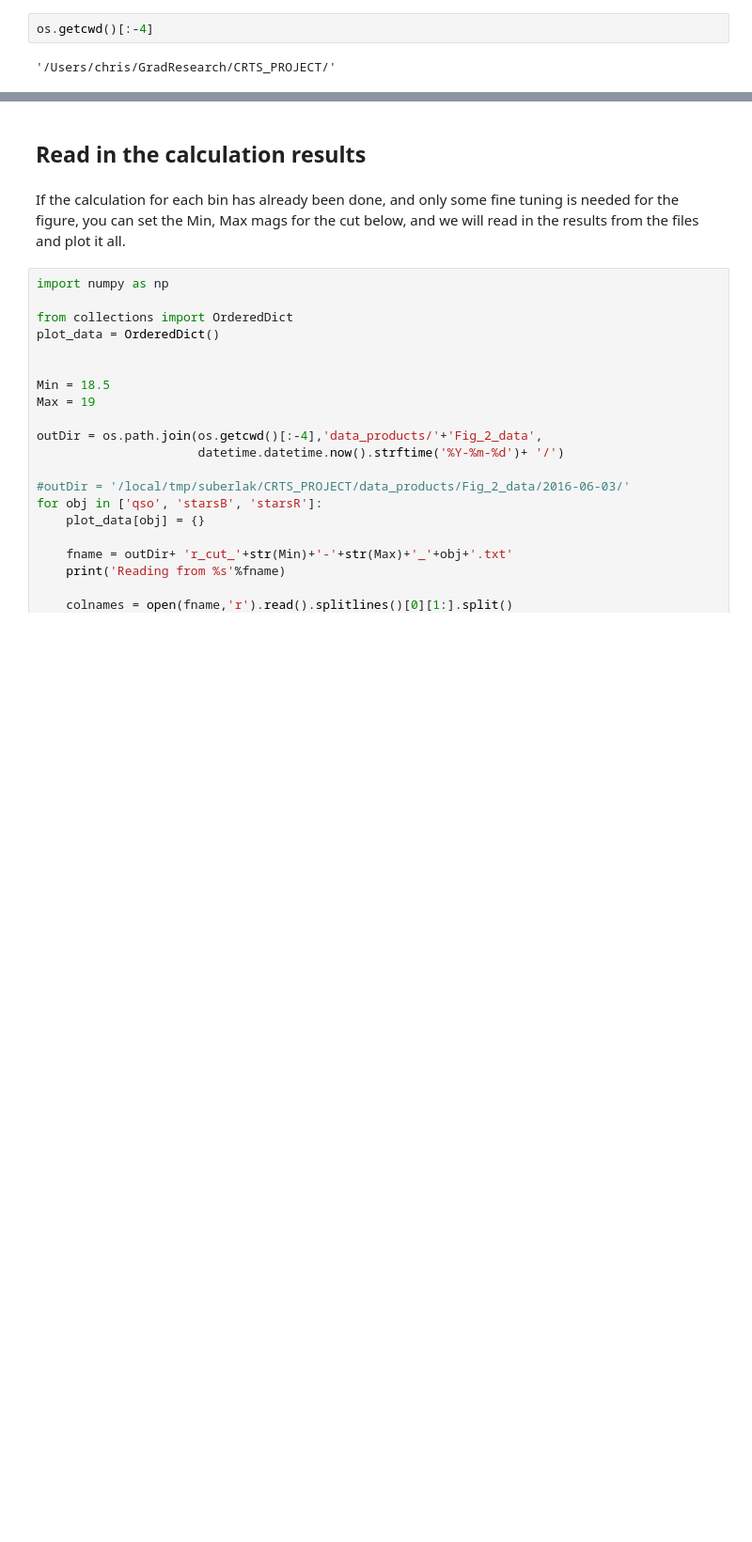
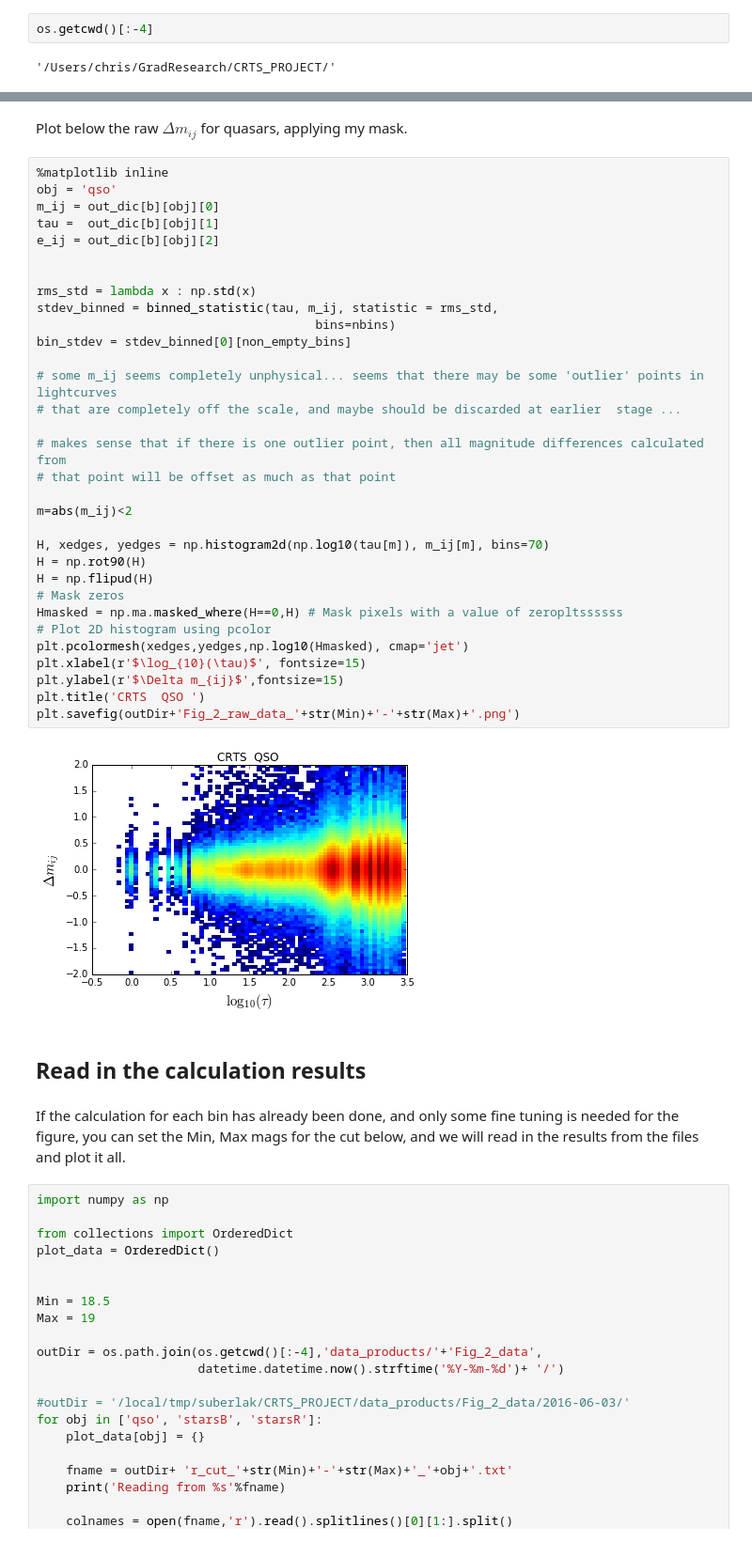
Before and after one commit to suberlak/CRTS_PROJECT, a Jupyter notebook: D_Fig_2_CRTS_sel_r_cut.ipynb, the cells around one changed output, grey strips where cells are left out. Shown at 94% size. Saved outputs shown, nothing was run; the diff lists cells and outputs as text; blank space fills up the shorter version.

```diff
--- a/D_Fig_2_CRTS_sel_r_cut.ipynb
+++ b/D_Fig_2_CRTS_sel_r_cut.ipynb
@@ -274,4 +277,40 @@ Results saved as /Users/chris/GradResearch/CRTS_PROJECT/data_products/Fig_2_data
 Done with calculating panel data
+# %% [markdown]
+Plot below the raw $\Delta m_{ij}$ for quasars, applying my mask.
+# %%
+%matplotlib inline
+obj = 'qso'
+m_ij = out_dic[b][obj][0]
+tau =  out_dic[b][obj][1]
+e_ij = out_dic[b][obj][2]
+
+
+rms_std = lambda x : np.std(x)
+stdev_binned = binned_statistic(tau, m_ij, statistic = rms_std,
+                                      bins=nbins)
+bin_stdev = stdev_binned[0][non_empty_bins]
+
+# some m_ij seems completely unphysical... seems that there may be some 'outlier' points in lightcurves
+# that are completely off the scale, and maybe should be discarded at earlier  stage ...
+
+# makes sense that if there is one outlier point, then all magnitude differences calculated from
+# that point will be offset as much as that point
+
+m=abs(m_ij)<2
+
+H, xedges, yedges = np.histogram2d(np.log10(tau[m]), m_ij[m], bins=70)
+H = np.rot90(H)
+H = np.flipud(H)
+# Mask zeros
+Hmasked = np.ma.masked_where(H==0,H) # Mask pixels with a value of zeropltssssss
+# Plot 2D histogram using pcolor
+plt.pcolormesh(xedges,yedges,np.log10(Hmasked), cmap='jet')
+plt.xlabel(r'$\log_{10}(\tau)$', fontsize=15)
+plt.ylabel(r'$\Delta m_{ij}$',fontsize=15)
+plt.title('CRTS  QSO ')
+plt.savefig(outDir+'Fig_2_raw_data_'+str(Min)+'-'+str(Max)+'.png')
+# %% [output]
+[figure, added]
 # %% [markdown]
 ## Read in the calculation results
 # %% [markdown]
```
Also changed, not shown: parts of 8 cells of this notebook, 9 other files.
